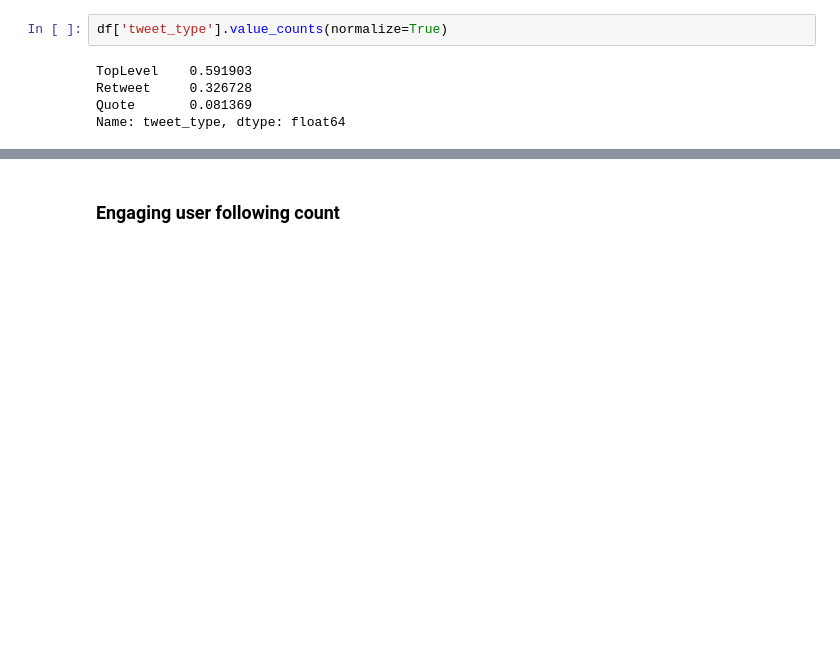
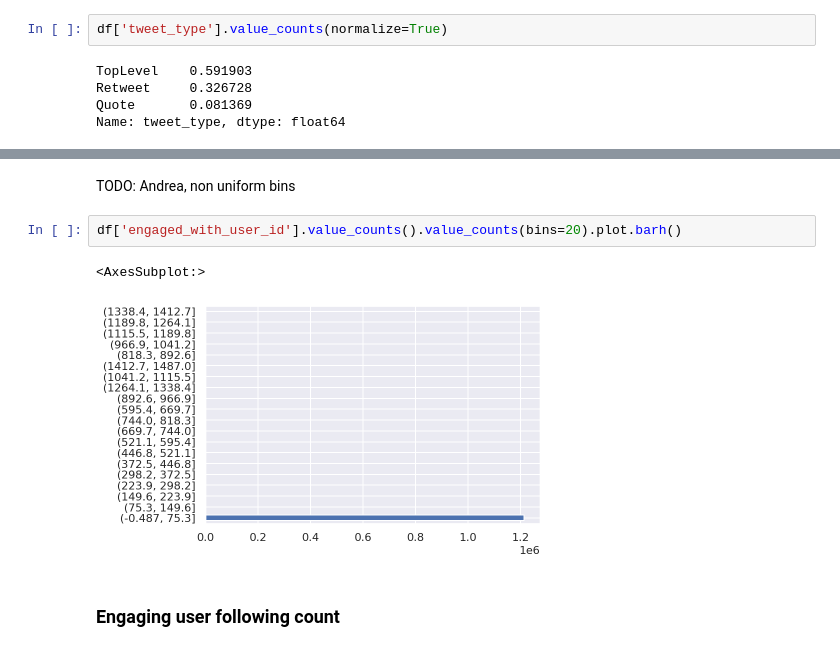
Before and after one commit to MAL-TO/recsys-2021, a Jupyter notebook: andrea/recsys-2021/notebooks/1.0-ac-initial-data-exploration.ipynb, the cells around one changed output, grey strips where cells are left out. Saved outputs shown, nothing was run; the diff lists cells and outputs as text; blank space fills up the shorter version.

```diff
--- a/andrea/recsys-2021/notebooks/1.0-ac-initial-data-exploration.ipynb
+++ b/andrea/recsys-2021/notebooks/1.0-ac-initial-data-exploration.ipynb
@@ -121,3 +291,10 @@ Name: tweet_type, dtype: float64
+# %% [markdown]
+TODO: Andrea, non uniform bins
+# %%
+df['engaged_with_user_id'].value_counts().value_counts(bins=20).plot.barh()
+# %% [output]
+<AxesSubplot:>
+[figure, added]
 # %% [markdown]
 ### Engaging user following count
 # %%
```
Also changed, not shown: parts of 27 cells of this notebook.
